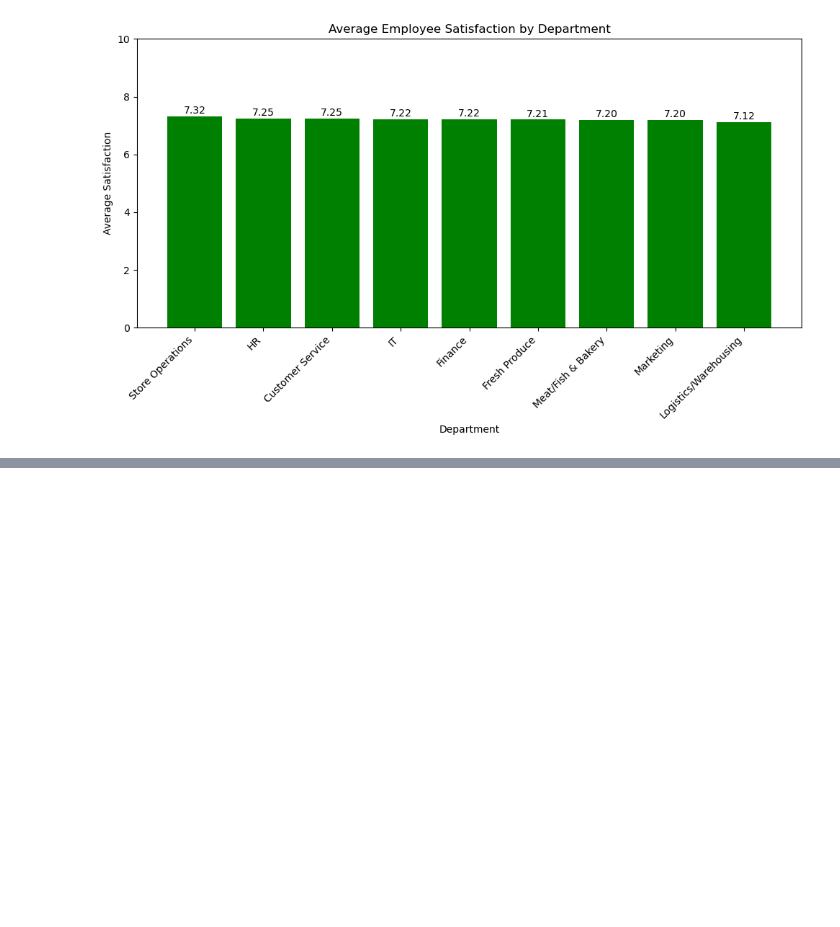
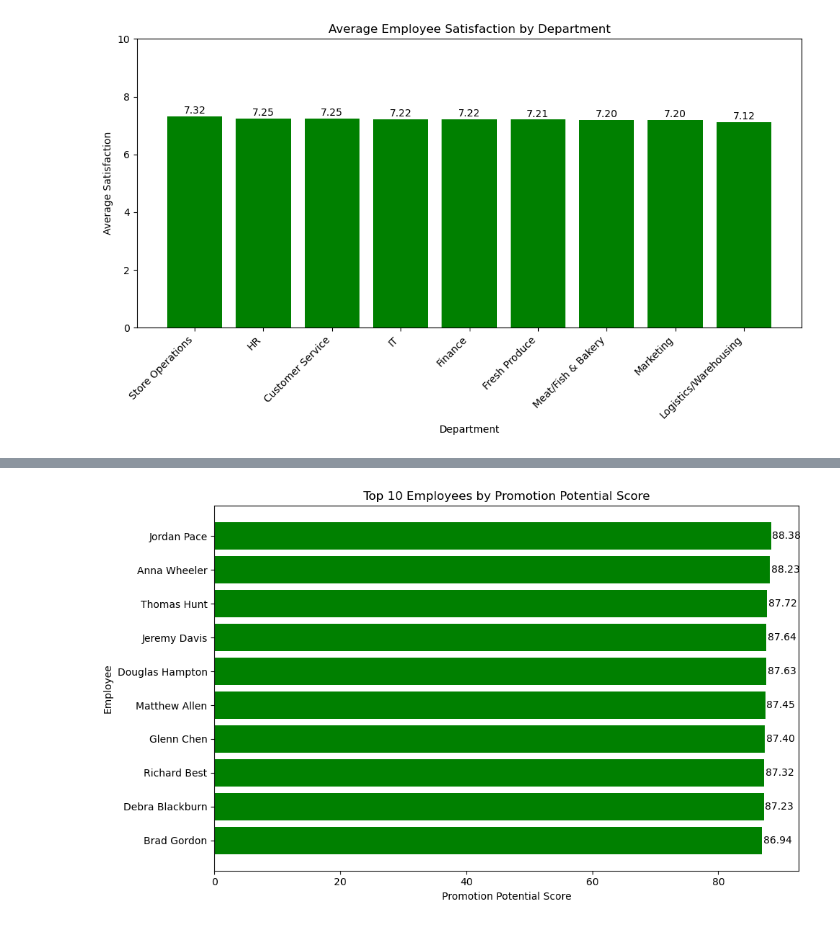
Before and after one commit to ChiBao-v/hr-analytics-workforce-performance, a Jupyter notebook: notebooks/exploratory_data_analysis.ipynb, the cells around one changed output, grey strips where cells are left out. Saved outputs shown, nothing was run; the diff lists cells and outputs as text; code cells hidden in the pictures; blank space fills up the shorter version.

```diff
--- a/notebooks/exploratory_data_analysis.ipynb
+++ b/notebooks/exploratory_data_analysis.ipynb
@@ -876,0 +944,14 @@ A minimum employee count filter is also used to avoid over-interpreting roles th
+# %%
+promotion_candidates = (
+    employee_monthly_df.groupby(
+        ['Employee_Id','Full_Name', 'Job_Role', 'Job_Level', 'Department'], as_index=False)
+    .agg(
+        Avg_Performance = ('Performance_Rating', 'mean'),
+        Avg_Satisfaction = ('Employee_Satisfaction', 'mean'),
+        Avg_Engagement = ('Engagement_Index', 'mean'),
+        Avg_Manager_Evaluation = ('Manager_Evaluation', 'mean'),
+        Promotion_Count=("Promotion_Flag", "sum"),
+        Is_Exited=("Is_Exited", "max")
+    )
+)
+promotion_candidates.head()
@@ -876,0 +1011,28 @@ A minimum employee count filter is also used to avoid over-interpreting roles th
+# %%
+plt.figure(figsize=(10, 6))
+
+bars = plt.barh(
+    top_promotion_candidates["Full_Name"],
+    top_promotion_candidates["Promotion_Potential_Score"],
+    color ='green'
+)
+
+plt.gca().invert_yaxis()
+
+for bar in bars:
+    width = bar.get_width()
+    plt.text(
+        width + 0.2,
+        bar.get_y() + bar.get_height() / 2,
+        f"{width:.2f}",
+        va="center",
+        fontsize=10
+    )
+
+plt.title("Top 10 Employees by Promotion Potential Score")
+plt.xlabel("Promotion Potential Score")
+plt.ylabel("Employee")
+plt.tight_layout()
+plt.show()
+# %% [output]
+[figure, added]
```
Also changed, not shown: parts of 15 cells of this notebook.
